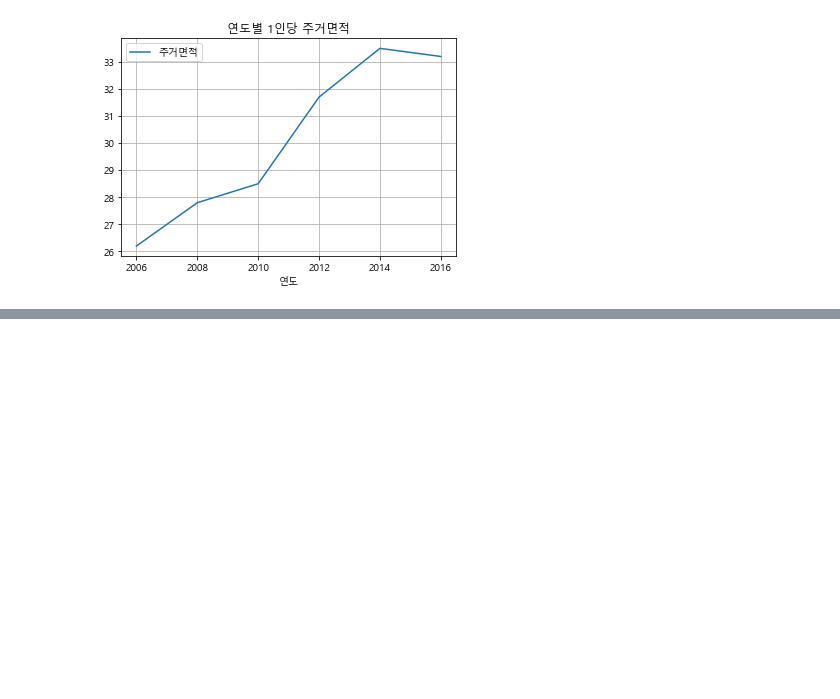
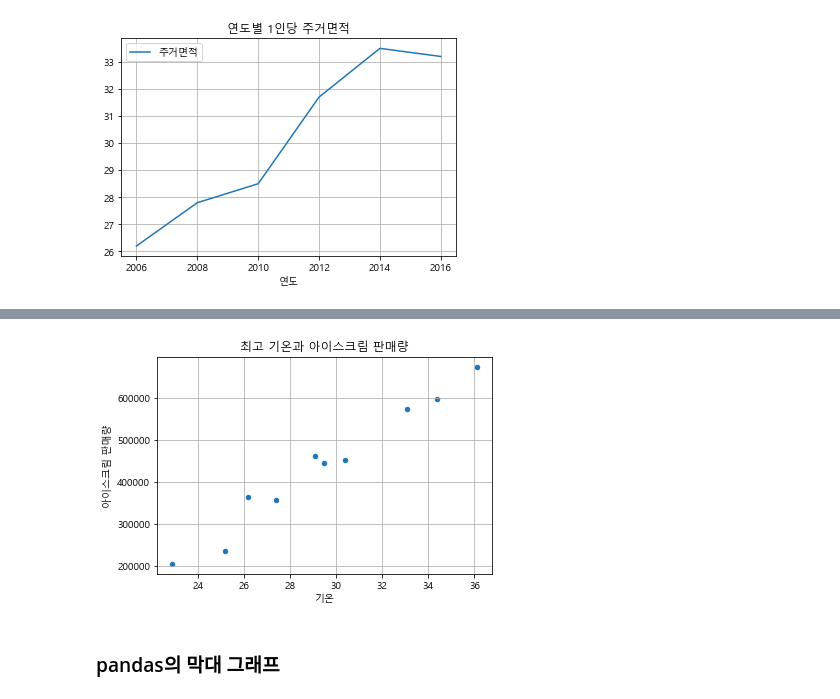
Before and after one commit to 2dowon/Playdata, a Jupyter notebook: Python/12 데이터 시각화/02 pandas로 그래프 그리기.ipynb, the cells around one changed output, grey strips where cells are left out. Saved outputs shown, nothing was run; the diff lists cells and outputs as text; code cells hidden in the pictures; blank space fills up the shorter version.

```diff
--- a/Python/12 데이터 시각화/02 pandas로 그래프 그리기.ipynb
+++ b/Python/12 데이터 시각화/02 pandas로 그래프 그리기.ipynb
@@ -97,0 +100,11 @@ plt.show()
+# %%
+import matplotlib.pyplot as plt
+import pandas as pd
+
+temperature = [25.2, 27.4, 22.9, 26.2, 29.5, 33.1, 30.4, 36.1, 34.4, 29.1]
+Ice_cream_sales = [236500, 357500, 203500, 365200, 446600, 574200, 453200, 675400, 598400, 463100]
+
+dict_data = {'기온':temperature, '아이스크림 판매량':Ice_cream_sales}
+df_ice_cream = pd.DataFrame(dict_data, columns=['기온', '아이스크림 판매량'])
+
+df_ice_cream
@@ -97,0 +123,11 @@ plt.show()
+# %%
+import matplotlib
+matplotlib.rcParams['font.family'] = 'Malgun Gothic'# '맑은 고딕'으로 설정
+matplotlib.rcParams['axes.unicode_minus'] = False
+# %%
+df_ice_cream.plot.scatter(x="기온", y="아이스크림 판매량", grid=True, title="최고 기온과 아이스크림 판매량")
+plt.show()
+# %% [output]
+[figure, added]
+# %% [markdown]
+### pandas의 막대 그래프
```
Also changed, not shown: parts of 13 cells of this notebook, 4 other files.
